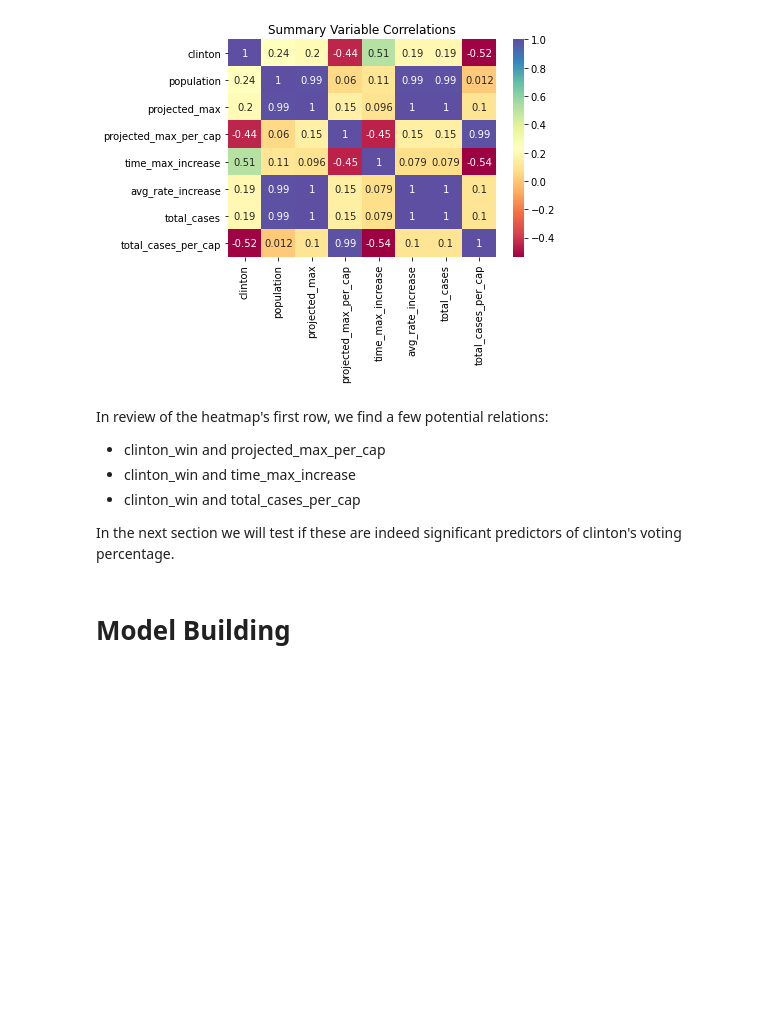
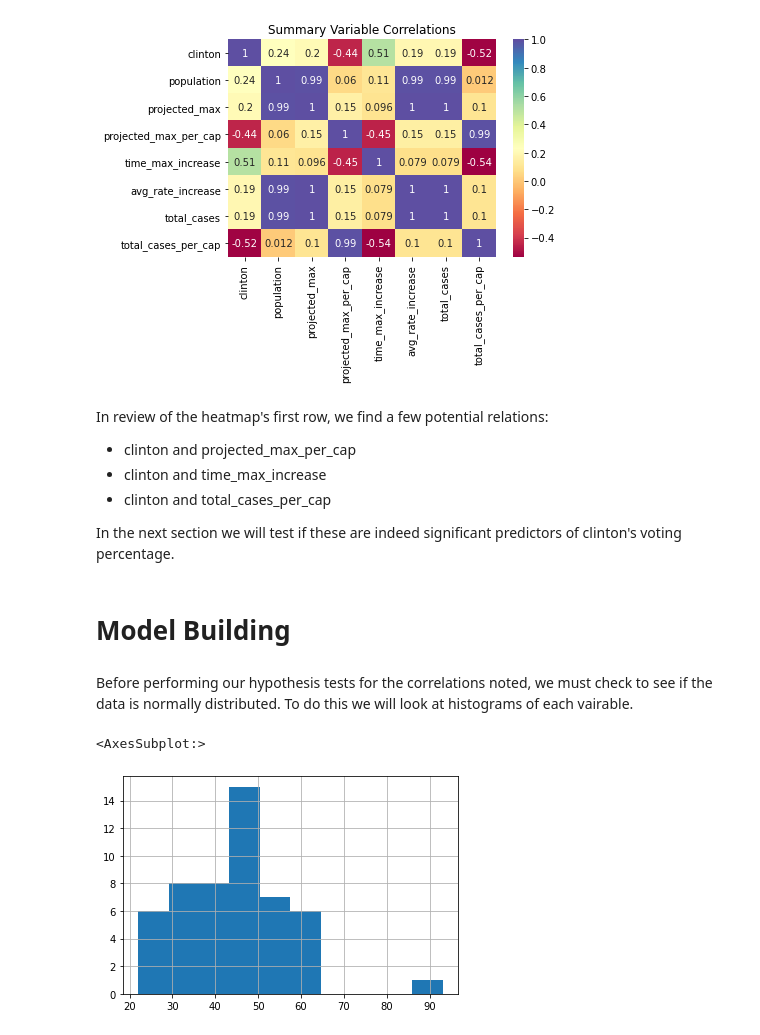
Before and after one commit to thudsonbu/ds-project-1, a Jupyter notebook: project-1.ipynb, the cells around one changed output. Cells and saved outputs as stored; diff of their text form; code cells hidden in the pictures; blank space fills up the shorter version.

```diff
--- a/project-1.ipynb
+++ b/project-1.ipynb
@@ -372,10 +375,17 @@ plt.show()
 [figure]
 # %% [markdown]
 In review of the heatmap's first row, we find a few potential relations:
-- clinton_win and projected_max_per_cap
-- clinton_win and time_max_increase
-- clinton_win and total_cases_per_cap
+- clinton and projected_max_per_cap
+- clinton and time_max_increase
+- clinton and total_cases_per_cap
 
 In the next section we will test if these are indeed significant predictors of clinton's voting percentage.
 # %% [markdown]
 # Model Building
+# %% [markdown]
+Before performing our hypothesis tests for the correlations noted, we must check to see if the data is normally distributed. To do this we will look at histograms of each vairable.
+# %%
+sum_pop_case_elec['clinton'].hist()
+# %% [output]
+<AxesSubplot:>
+[figure, added]
```
Also changed, not shown: parts of 10 cells of this notebook.
